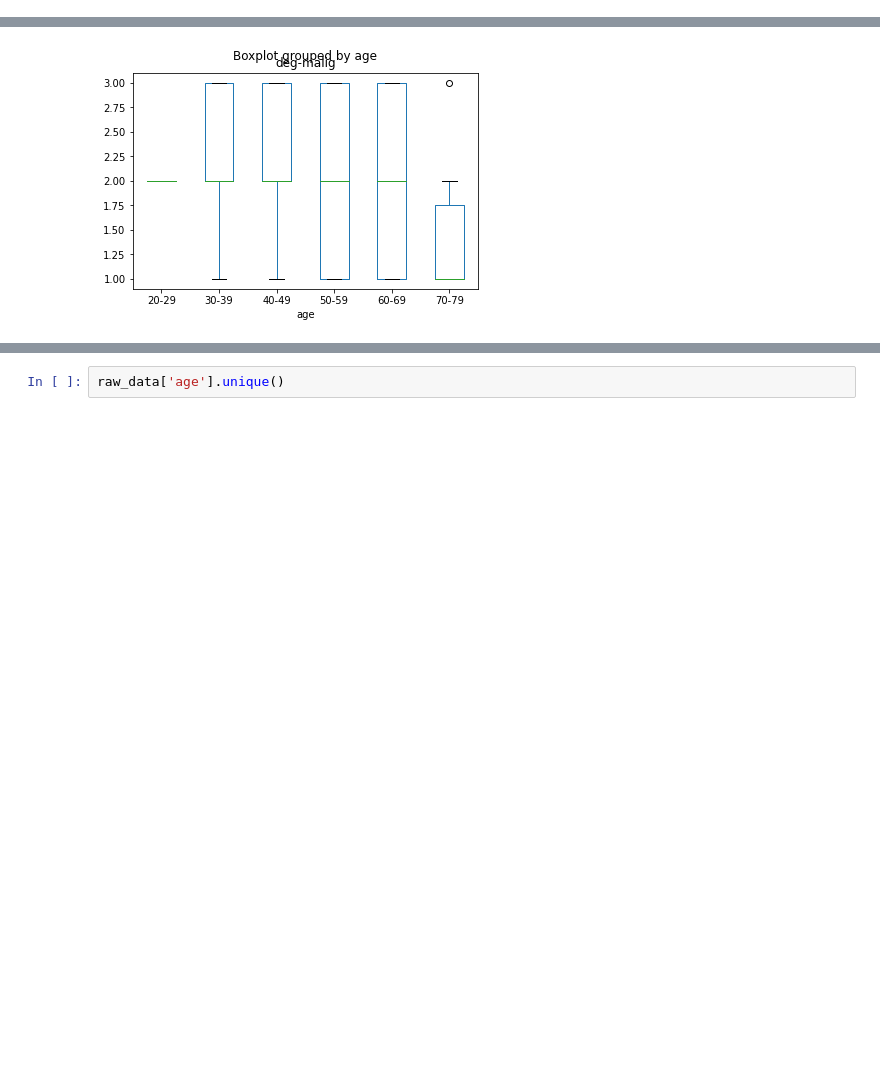
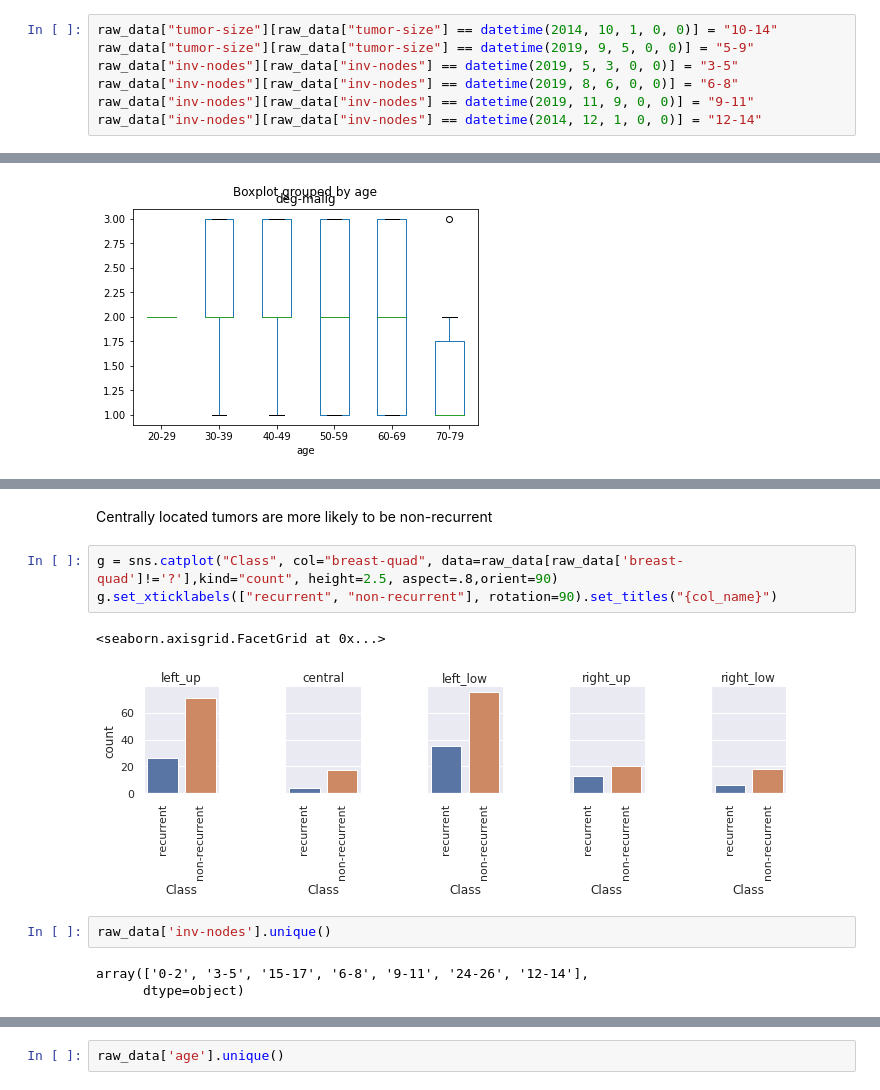
Before and after one commit to agreenhalgh/deep-learning-training, a Jupyter notebook: Task_template_name_module.ipynb, the cells around one changed output, grey strips where cells are left out. Drawn from its saved outputs; the diff is of its cells as text; blank space fills up the shorter version.

```diff
--- a/Task_template_name_module.ipynb
+++ b/Task_template_name_module.ipynb
@@ -72,0 +75,7 @@ inv-nodes has been corrupted by converting to XLS
+# %%
+raw_data["tumor-size"][raw_data["tumor-size"] == datetime(2014, 10, 1, 0, 0)] = "10-14"
+raw_data["tumor-size"][raw_data["tumor-size"] == datetime(2019, 9, 5, 0, 0)] = "5-9"
+raw_data["inv-nodes"][raw_data["inv-nodes"] == datetime(2019, 5, 3, 0, 0)] = "3-5"
+raw_data["inv-nodes"][raw_data["inv-nodes"] == datetime(2019, 8, 6, 0, 0)] = "6-8"
+raw_data["inv-nodes"][raw_data["inv-nodes"] == datetime(2019, 11, 9, 0, 0)] = "9-11"
+raw_data["inv-nodes"][raw_data["inv-nodes"] == datetime(2014, 12, 1, 0, 0)] = "12-14"
@@ -127,3 +151,16 @@ plt.xlabel('Quadrant', fontsize=12)
 plt.show()
 # %% [output]
 [figure]
+# %% [markdown]
+Centrally located tumors are more likely to be non-recurrent
+# %%
+g = sns.catplot("Class", col="breast-quad", data=raw_data[raw_data['breast-quad']!='?'],kind="count", height=2.5, aspect=.8,orient=90)
+g.set_xticklabels(["recurrent", "non-recurrent"], rotation=90).set_titles("{col_name}")
+# %% [output]
+<seaborn.axisgrid.FacetGrid at 0x...>
+[figure, added]
+# %%
+raw_data['inv-nodes'].unique()
+# %% [output]
+array(['0-2', '3-5', '15-17', '6-8', '9-11', '24-26', '12-14'],
+      dtype=object)
```
Also changed, not shown: parts of 10 cells of this notebook.
